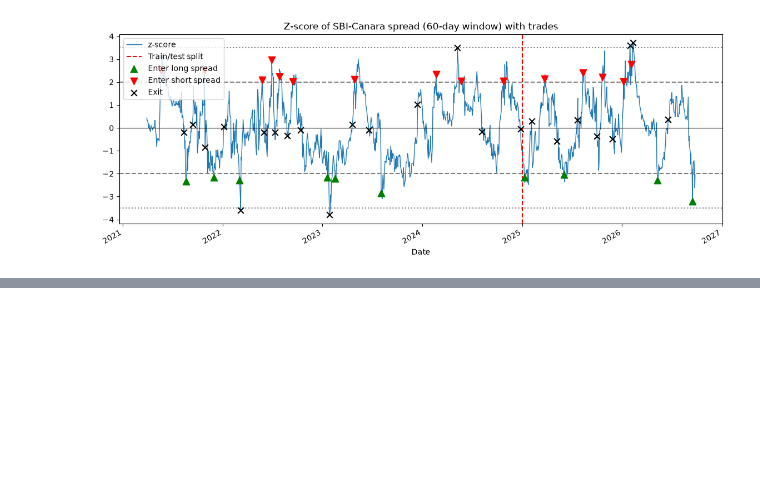
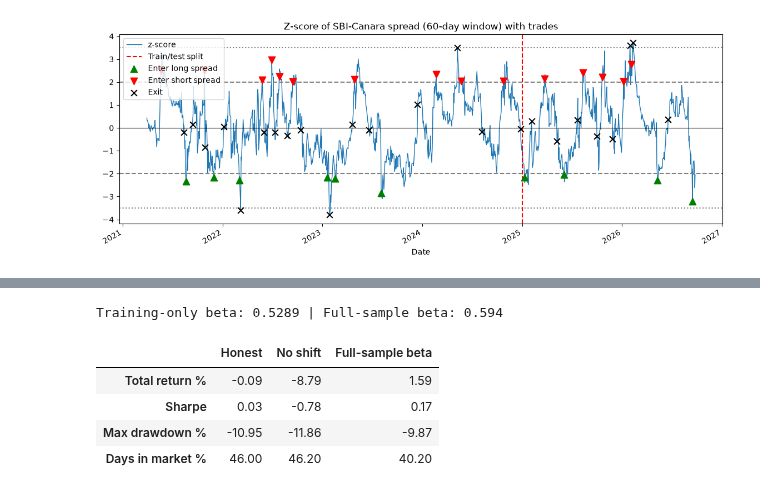
Before and after one commit to mystic0196/pairs-trading, a Jupyter notebook: notebooks/analysis.ipynb, the cells around one changed output, grey strips where cells are left out. Saved outputs shown, nothing was run; the diff lists cells and outputs as text; code cells hidden in the pictures; blank space fills up the shorter version.

```diff
--- a/notebooks/analysis.ipynb
+++ b/notebooks/analysis.ipynb
@@ -285,0 +342,28 @@ plt.show()
+# %%
+# Version 2: no one-day shift (trading at a price you couldn't actually get)
+gross_noshift = pos * (r[A] - beta * r[B]) / (1 + beta)
+net_noshift = gross_noshift - trades * 0.001
+
+# Version 3: beta fitted on ALL data, including the test period (peeking at the future)
+beta_full = sm.OLS(logp[A], sm.add_constant(logp[B])).fit().params[B]
+spread_full = logp[A] - beta_full * logp[B]
+z_full = (spread_full - spread_full.rolling(window).mean()) / spread_full.rolling(window).std()
+pos_full = make_positions(z_full)
+held_full = pos_full.shift(1).fillna(0)
+gross_full = held_full * (r[A] - beta_full * r[B]) / (1 + beta_full)
+net_full = gross_full - pos_full.diff().abs().fillna(0) * 0.001
+
+print("Training-only beta:", round(beta, 4), "| Full-sample beta:", round(beta_full, 4))
+comparison = pd.DataFrame({
+    "Honest": metrics(net[~tr], held[~tr]),
+    "No shift": metrics(net_noshift[~tr], pos[~tr]),
+    "Full-sample beta": metrics(net_full[~tr], held_full[~tr]),
+})
+comparison
+# %% [output]
+Training-only beta: 0.5289 | Full-sample beta: 0.594
+|  | Honest | No shift | Full-sample beta |
+| Total return % | -0.09 | -8.79 | 1.59 |
+| Sharpe | 0.03 | -0.78 | 0.17 |
+| Max drawdown % | -10.95 | -11.86 | -9.87 |
+| Days in market % | 46.00 | 46.20 | 40.20 |
```
Also changed, not shown: parts of 4 cells of this notebook, 1 other file.
